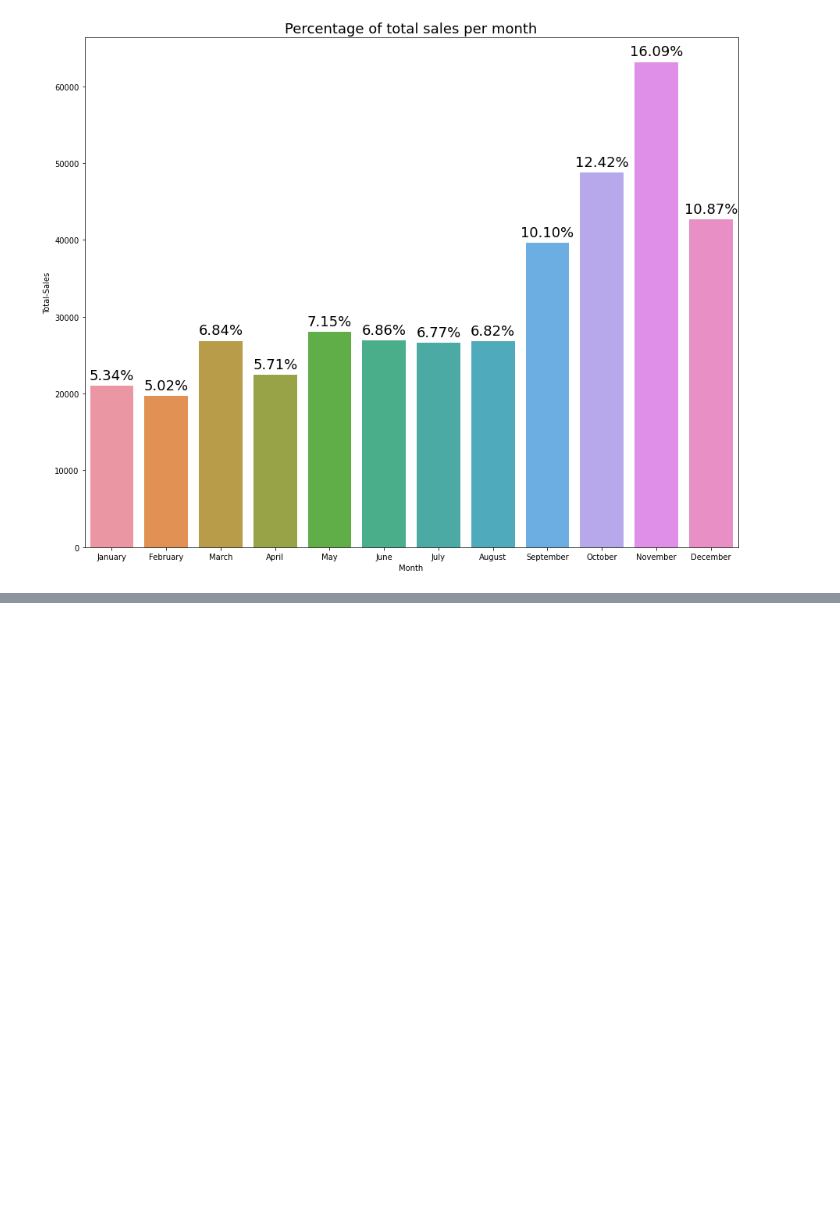
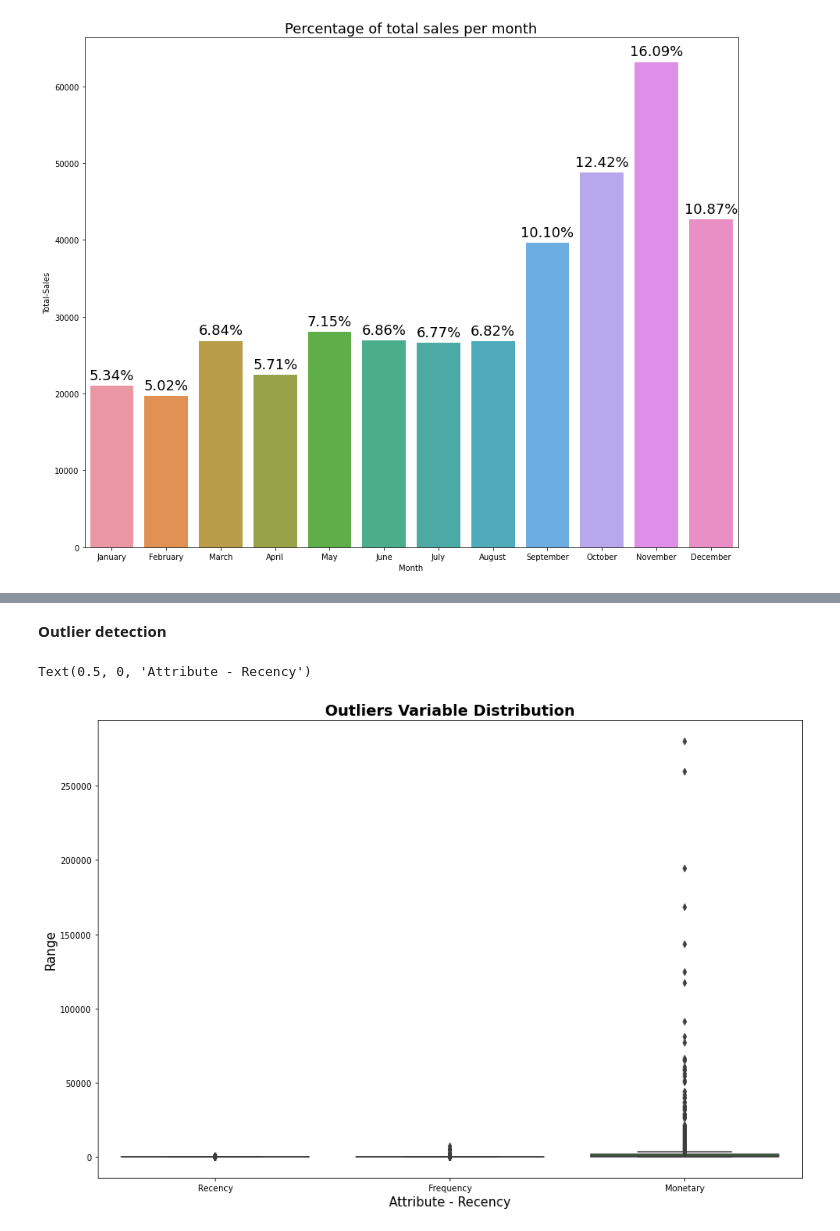
Before and after one commit to Shashankshekharpandey/Online-retail-customer-segmentation, a Jupyter notebook: Online_retail_customer_Segmentation.ipynb, the cells around one changed output, grey strips where cells are left out. Saved outputs shown, nothing was run; the diff lists cells and outputs as text; code cells hidden in the pictures; blank space fills up the shorter version.

```diff
--- a/Online_retail_customer_Segmentation.ipynb
+++ b/Online_retail_customer_Segmentation.ipynb
@@ -464,0 +475,2 @@ for p in ax.patches:
+# %%
+customer_seg_df['Amount'] = customer_seg_df['Quantity'] * customer_seg_df['UnitPrice']
@@ -464,0 +486,18 @@ for p in ax.patches:
+# %%
+import datetime as dt
+
+# Set Latest date 2011-12-10 as last invoice date was 2011-12-09. This is to calculate the number of days from recent purchase
+Latest_Date = dt.datetime(2011,12,10)
+
+# Create RFM Modelling scores for each customer
+rfm_df = customer_seg_df.groupby('CustomerID').agg({'InvoiceDate': lambda x: (Latest_Date - x.max()).days, 'InvoiceNo': lambda x: len(x), 'Amount': lambda x: x.sum()})
+
+# Convert Invoice Date into type int
+rfm_df['InvoiceDate'] = rfm_df['InvoiceDate'].astype(int)
+
+# Rename column names to Recency, Frequency and Monetary
+rfm_df.rename(columns={  'InvoiceDate': 'Recency',
+                         'InvoiceNo': 'Frequency',
+                         'Amount': 'Monetary'}, inplace=True)
+
+rfm_df.reset_index().head()
@@ -464,0 +511,12 @@ for p in ax.patches:
+# %% [markdown]
+**Outlier detection**
+# %%
+# Box plot of Recency, Frequency and Monetary
+plt.rcParams['figure.figsize'] = [15,10]
+sns.boxplot(data = rfm_df[['Recency','Frequency','Monetary']])
+plt.title("Outliers Variable Distribution", size = 18, weight = 'bold')
+plt.ylabel("Range", size = 15)
+plt.xlabel("Attribute - Recency", size = 15)
+# %% [output]
+Text(0.5, 0, 'Attribute - Recency')
+[figure, added]
```
Also changed, not shown: parts of 6 cells of this notebook.
